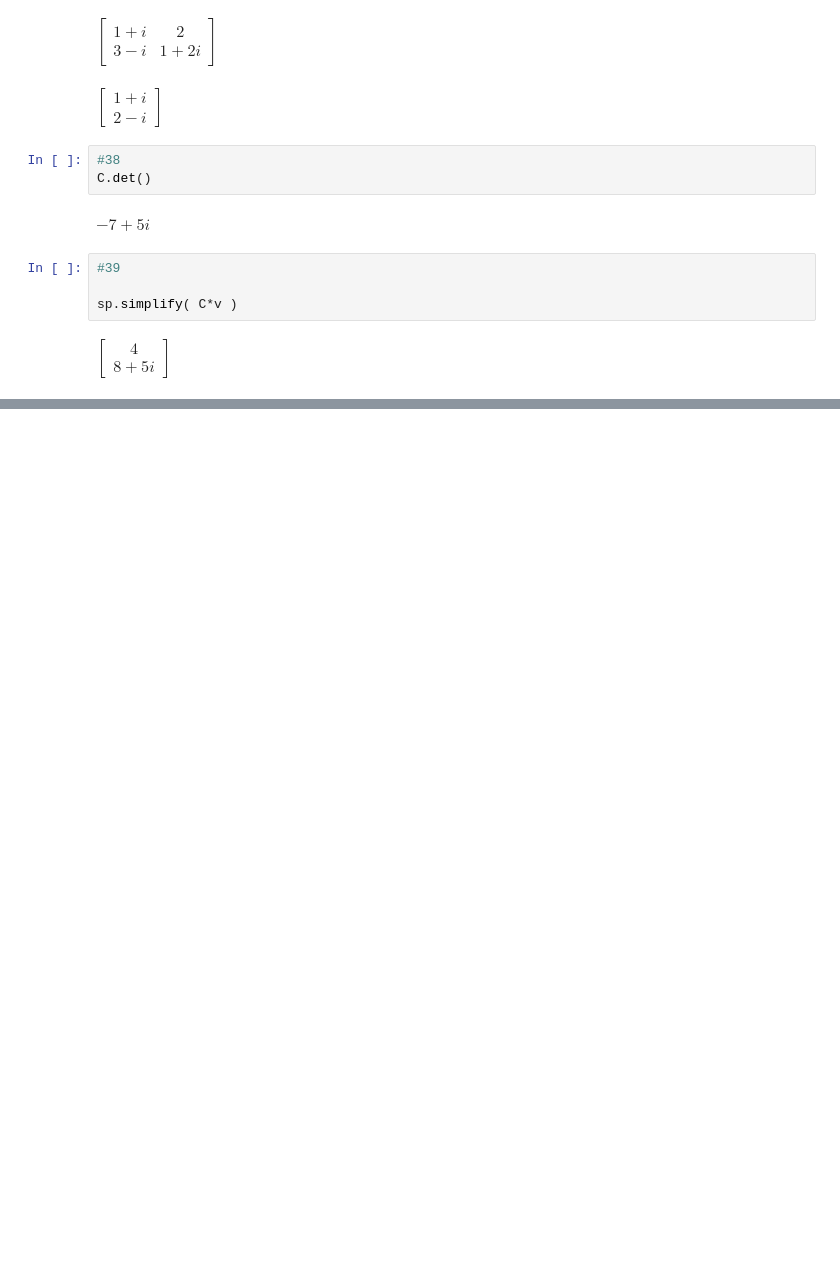
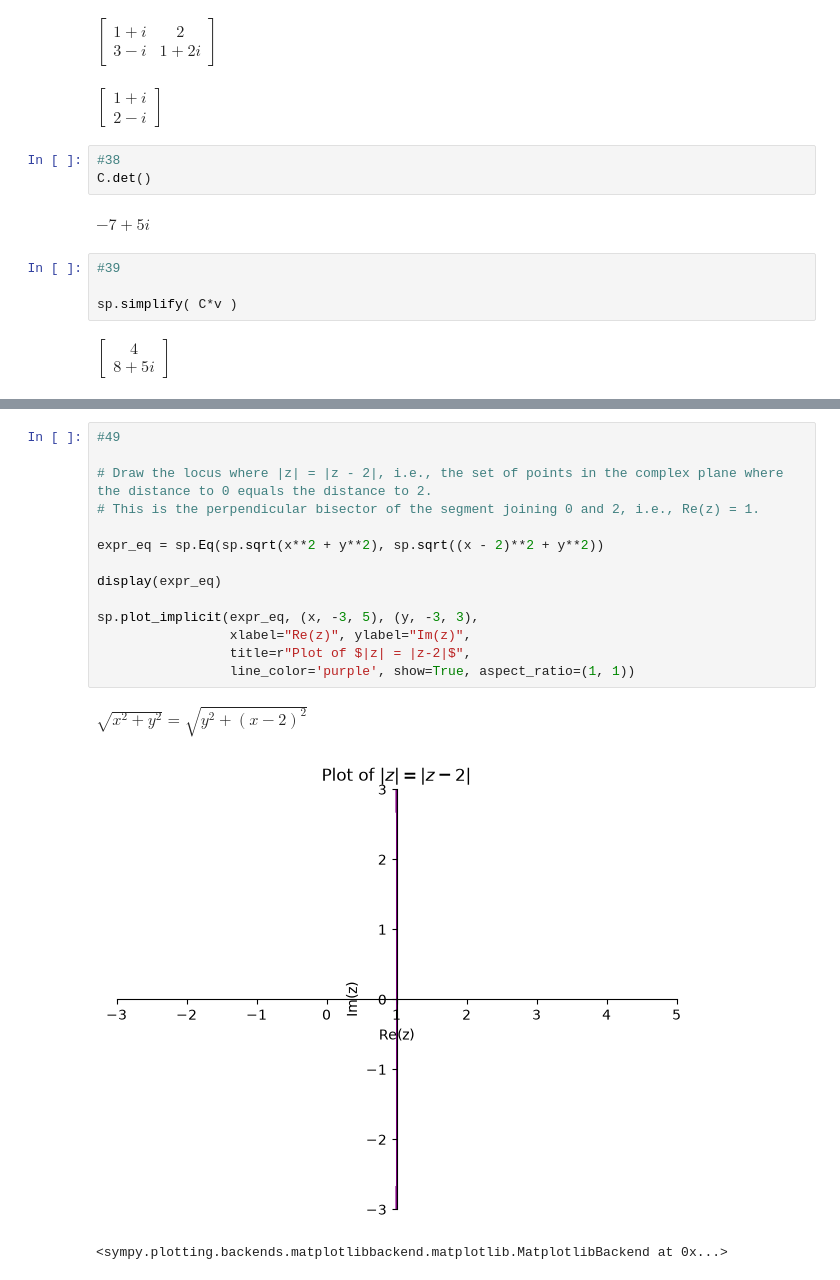
Before and after one commit to code4multiverse/Linear-Algebra, a Jupyter notebook: 009 Exam/001 Complex Number/1 sympy.ipynb, the cells around one changed output, grey strips where cells are left out. Saved outputs shown, nothing was run; the diff lists cells and outputs as text; blank space fills up the shorter version.

```diff
--- a/009 Exam/001 Complex Number/1 sympy.ipynb
+++ b/009 Exam/001 Complex Number/1 sympy.ipynb
@@ -391,0 +482,18 @@ $\displaystyle \left[\begin{matrix}4\\8 + 5 i\end{matrix}\right]$
+# %%
+#49
+
+# Draw the locus where |z| = |z - 2|, i.e., the set of points in the complex plane where the distance to 0 equals the distance to 2.
+# This is the perpendicular bisector of the segment joining 0 and 2, i.e., Re(z) = 1.
+
+expr_eq = sp.Eq(sp.sqrt(x**2 + y**2), sp.sqrt((x - 2)**2 + y**2))
+
+display(expr_eq)
+
+sp.plot_implicit(expr_eq, (x, -3, 5), (y, -3, 3),
+                 xlabel="Re(z)", ylabel="Im(z)",
+                 title=r"Plot of $|z| = |z-2|$",
+                 line_color='purple', show=True, aspect_ratio=(1, 1))
+# %% [output]
+$\displaystyle \sqrt{x^{2} + y^{2}} = \sqrt{y^{2} + \left(x - 2\right)^{2}}$
+[figure, added]
+<sympy.plotting.backends.matplotlibbackend.matplotlib.MatplotlibBackend at 0x...>
```
Also changed, not shown: parts of 10 cells of this notebook.
